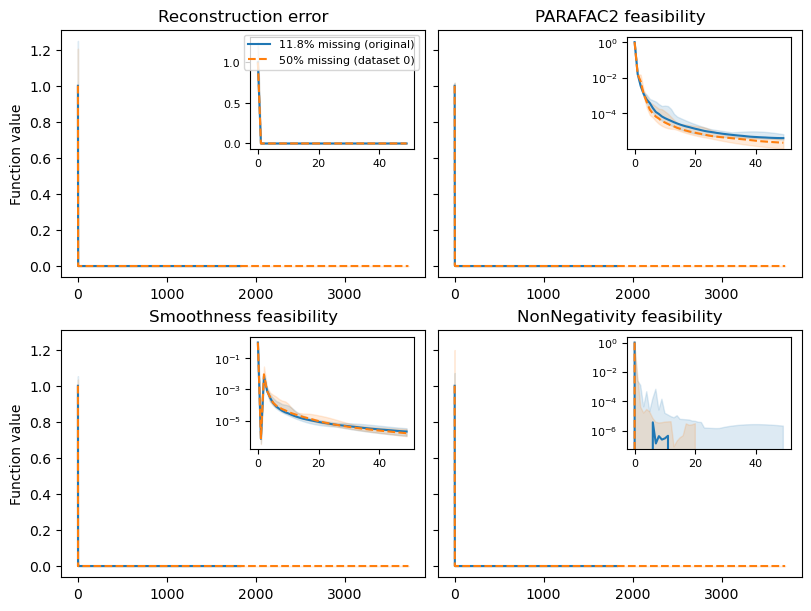
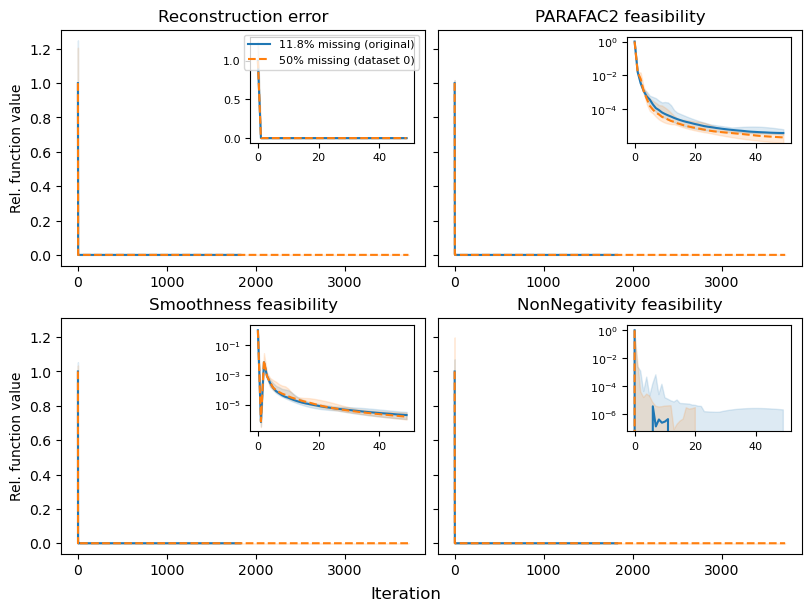
Code edit (unified diff) that turned the first committed figure into the second:
--- before
+++ after
@@ -90,4 +90,5 @@
 
     ylabel = "Rel. function value" if normalize else "Value"
+    fig.supxlabel('Iteration')
     axs["rec_errors"].set_title("Reconstruction error");        axs["rec_errors"].set_ylabel(ylabel)
     axs["parafac2_feasibility"].set_title("PARAFAC2 feasibility")
@@ -96,5 +97,5 @@
     axs["rec_errors"].legend(fontsize=8)
     plt.show()
-    fig.savefig(fp + '/analysis_results/figures/FigS14_convergence_comparison.png', dpi=300, bbox_inches='tight')
+    fig.savefig(fp + '/analysis_results/figures/FigS16.png', dpi=300, bbox_inches='tight')
 
 

Commit: update FigS16 label and save filename